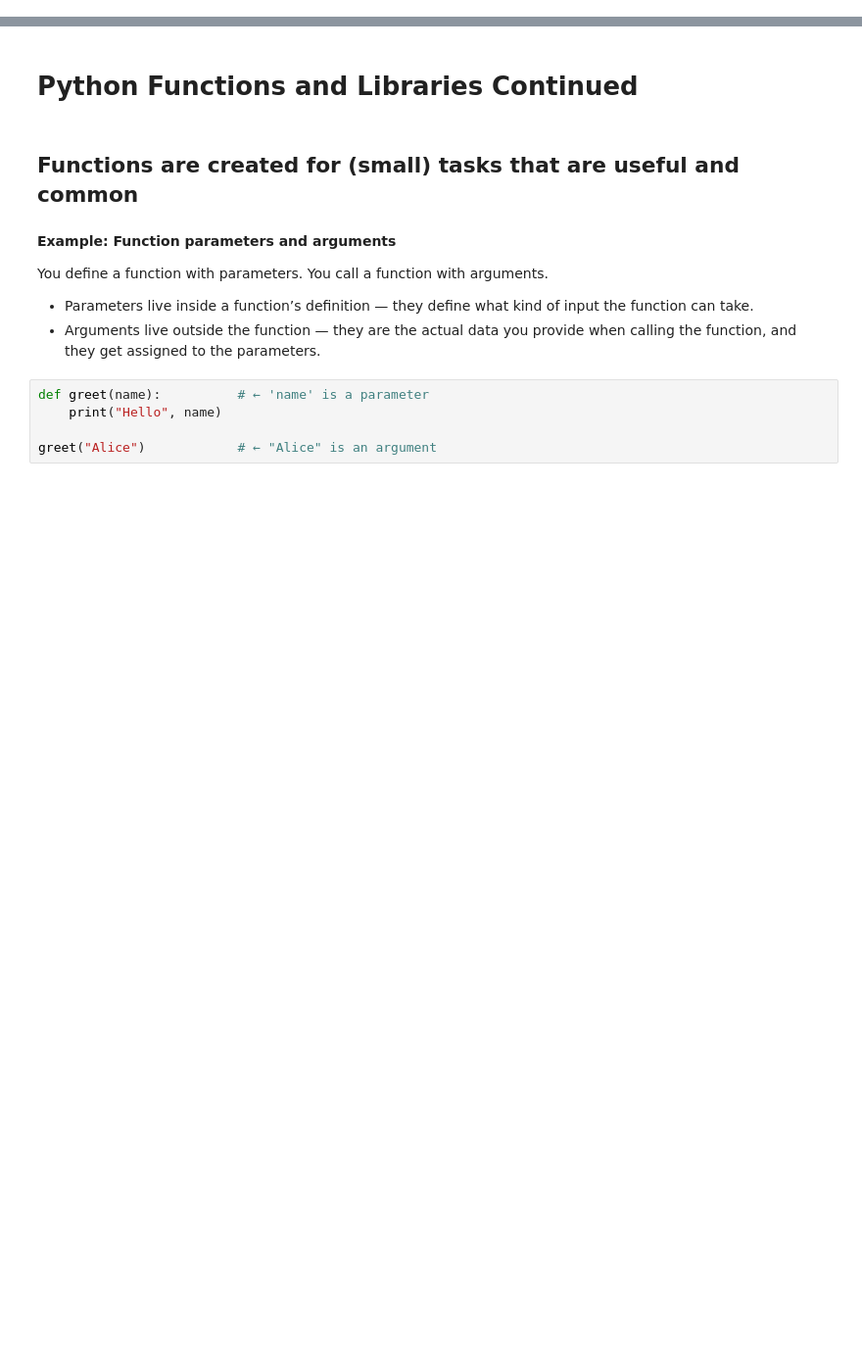
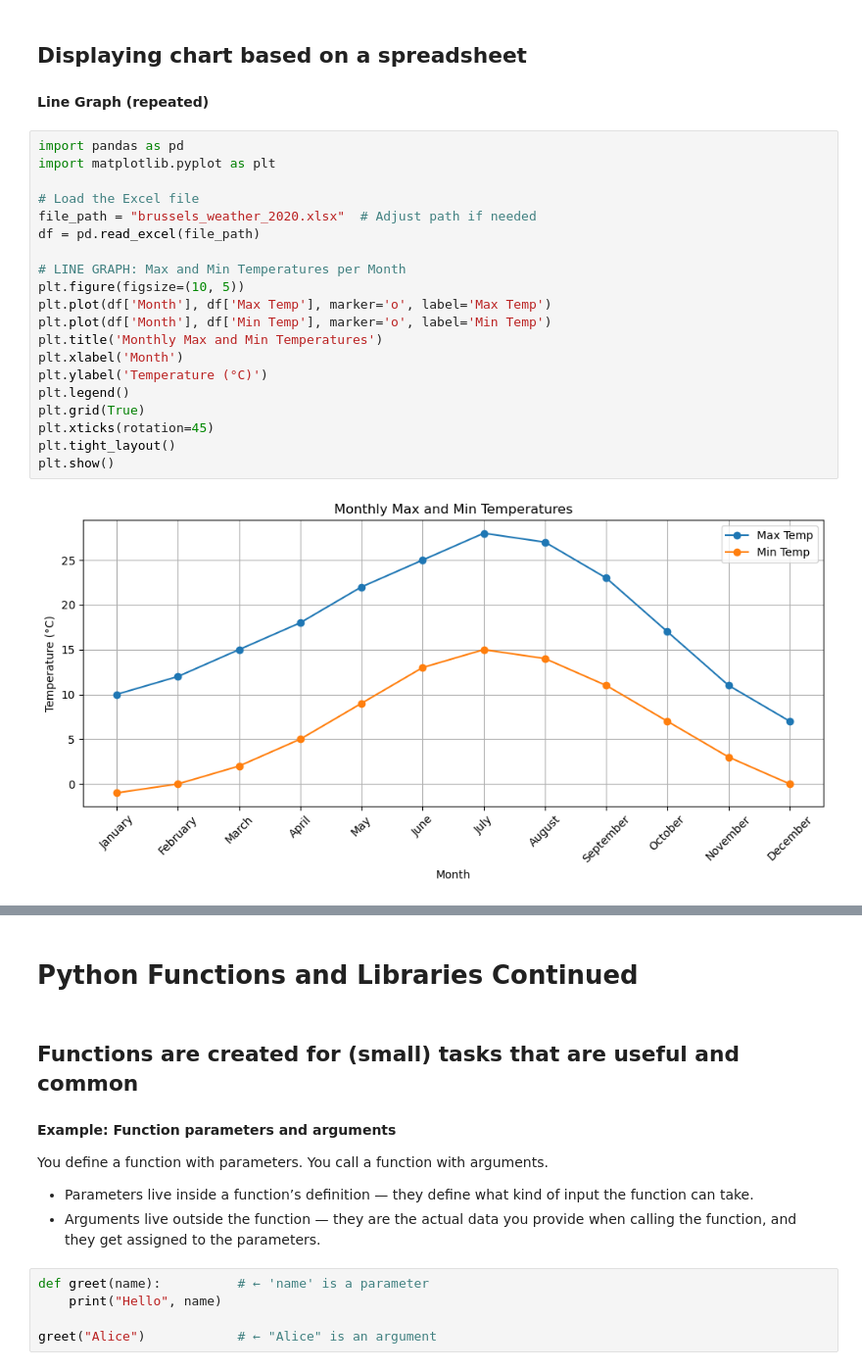
Before and after one commit to yroosel/python_essentials, a Jupyter notebook: Python Essentials Prep 28 mei .ipynb, the cells around one changed output, grey strips where cells are left out. Shown at 98% size. Cells and saved outputs as stored; diff of their text form; blank space fills up the shorter version.

```diff
--- a/Python Essentials Prep 28 mei .ipynb
+++ b/Python Essentials Prep 28 mei .ipynb
@@ -0,0 +57,26 @@
+# %% [markdown]
+## Displaying chart based on a spreadsheet
+# %% [markdown]
+**Line Graph (repeated)**
+# %%
+import pandas as pd
+import matplotlib.pyplot as plt
+
+# Load the Excel file
+file_path = "brussels_weather_2020.xlsx"  # Adjust path if needed
+df = pd.read_excel(file_path)
+
+# LINE GRAPH: Max and Min Temperatures per Month
+plt.figure(figsize=(10, 5))
+plt.plot(df['Month'], df['Max Temp'], marker='o', label='Max Temp')
+plt.plot(df['Month'], df['Min Temp'], marker='o', label='Min Temp')
+plt.title('Monthly Max and Min Temperatures')
+plt.xlabel('Month')
+plt.ylabel('Temperature (°C)')
+plt.legend()
+plt.grid(True)
+plt.xticks(rotation=45)
+plt.tight_layout()
+plt.show()
+# %% [output]
+[figure, added]
```
Also changed, not shown: parts of 14 cells of this notebook.
